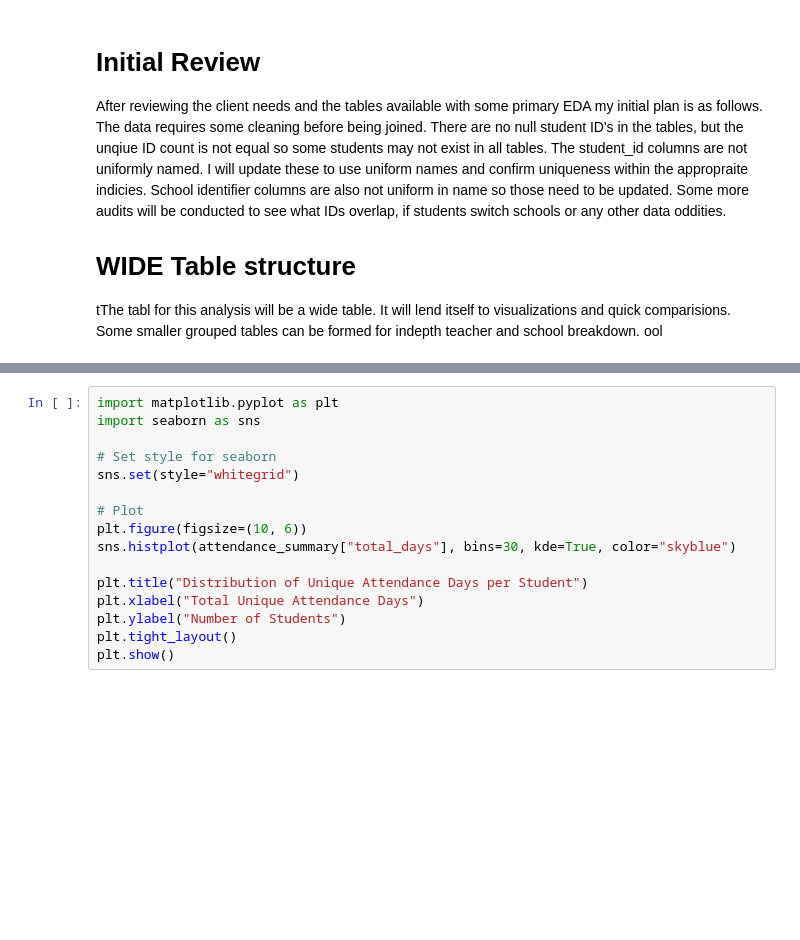
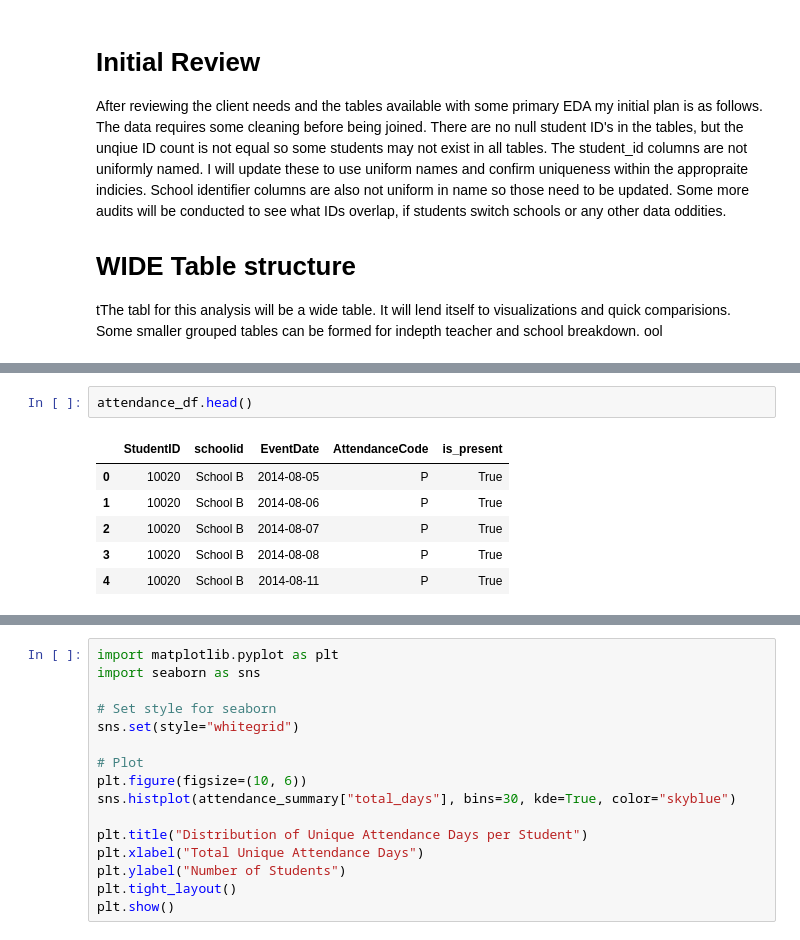
Before and after one commit to aerler101-1/CEMD, a Jupyter notebook: CEMD.ipynb, the cells around one changed output, grey strips where cells are left out. Drawn from its saved outputs; the diff is of its cells as text; blank space fills up the shorter version.

```diff
--- a/CEMD.ipynb
+++ b/CEMD.ipynb
@@ -182,0 +220,9 @@ attendance_summary.head()
+# %%
+attendance_df.head()
+# %% [output]
+|  | StudentID | schoolid | EventDate | AttendanceCode | is_present |
+| 0 | 10020 | School B | 2014-08-05 | P | True |
+| 1 | 10020 | School B | 2014-08-06 | P | True |
+| 2 | 10020 | School B | 2014-08-07 | P | True |
+| 3 | 10020 | School B | 2014-08-08 | P | True |
+| 4 | 10020 | School B | 2014-08-11 | P | True |
```
Also changed, not shown: parts of 14 cells of this notebook, 1 other file.
